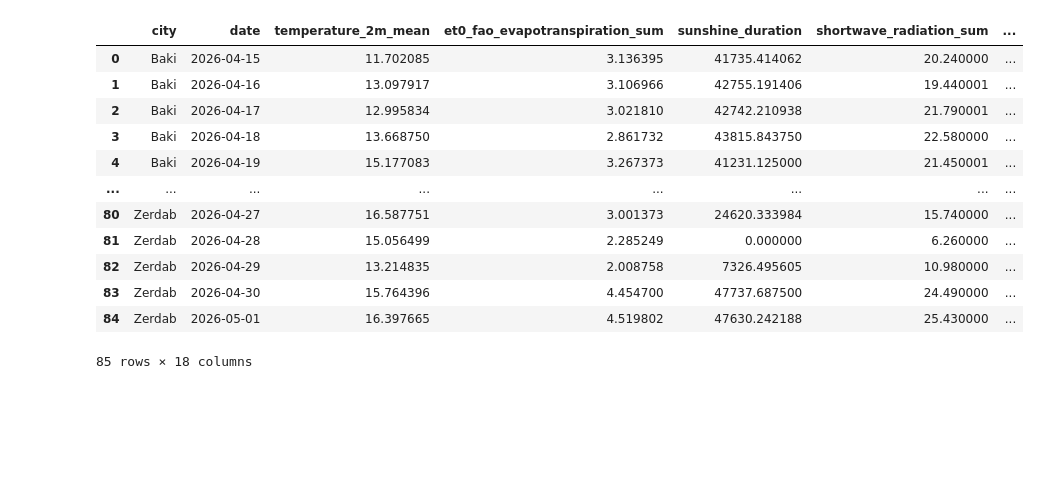
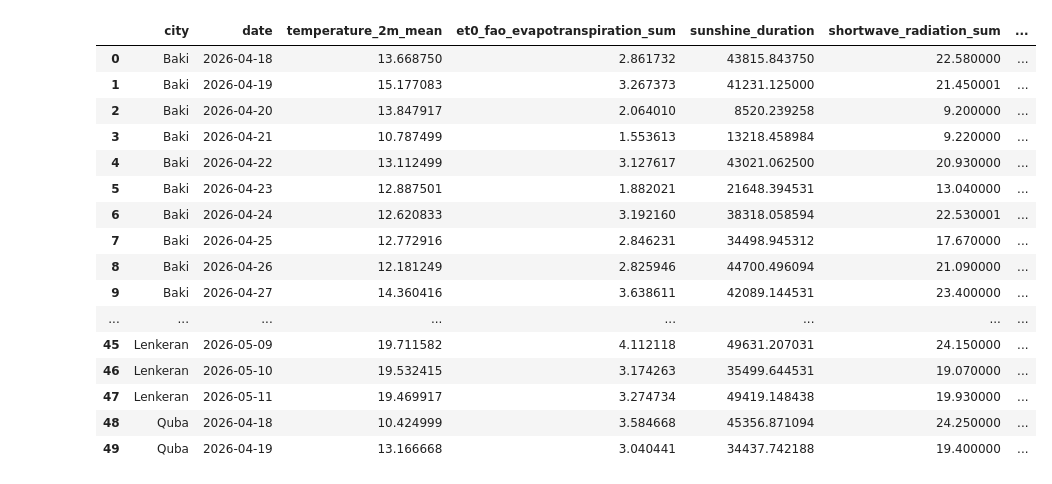
Before and after one commit to Xalid110/Soil_Moisture_Prediction, a Jupyter notebook: notebooks/practice.ipynb, the cells around one changed output. Cells and saved outputs as stored; diff of their text form; code cells hidden in the pictures; blank space fills up the shorter version.

```diff
--- a/notebooks/practice.ipynb
+++ b/notebooks/practice.ipynb
@@ -34,30 +41,34 @@ Analytics        Feature completeness   PASS       All features present
 # %%
 import duckdb
 import pandas as pd
 
 # 1. Connect to your local database
 conn = duckdb.connect('../data/weather_pipeline.duckdb')
 
 # 2. Query the gold-standard analytics layer
 query = "SELECT * FROM analytics.weather_features"
 df_ml = conn.execute(query).df()
 
 # 3. Always close the connection when done fetching
 conn.close()
 
 # Let's see the data ready for modeling!
-df_ml
+df_ml.head(50)
 # %% [output]
 |  | city | date | temperature_2m_mean | et0_fao_evapotranspiration_sum | sunshine_duration | shortwave_radiation_sum | ... |
-| 0 | Baki | 2026-04-15 | 11.702085 | 3.136395 | 41735.414062 | 20.240000 | ... |
-| 1 | Baki | 2026-04-16 | 13.097917 | 3.106966 | 42755.191406 | 19.440001 | ... |
-| 2 | Baki | 2026-04-17 | 12.995834 | 3.021810 | 42742.210938 | 21.790001 | ... |
-| 3 | Baki | 2026-04-18 | 13.668750 | 2.861732 | 43815.843750 | 22.580000 | ... |
-| 4 | Baki | 2026-04-19 | 15.177083 | 3.267373 | 41231.125000 | 21.450001 | ... |
+| 0 | Baki | 2026-04-18 | 13.668750 | 2.861732 | 43815.843750 | 22.580000 | ... |
+| 1 | Baki | 2026-04-19 | 15.177083 | 3.267373 | 41231.125000 | 21.450001 | ... |
+| 2 | Baki | 2026-04-20 | 13.847917 | 2.064010 | 8520.239258 | 9.200000 | ... |
+| 3 | Baki | 2026-04-21 | 10.787499 | 1.553613 | 13218.458984 | 9.220000 | ... |
+| 4 | Baki | 2026-04-22 | 13.112499 | 3.127617 | 43021.062500 | 20.930000 | ... |
+| 5 | Baki | 2026-04-23 | 12.887501 | 1.882021 | 21648.394531 | 13.040000 | ... |
+| 6 | Baki | 2026-04-24 | 12.620833 | 3.192160 | 38318.058594 | 22.530001 | ... |
+| 7 | Baki | 2026-04-25 | 12.772916 | 2.846231 | 34498.945312 | 17.670000 | ... |
+| 8 | Baki | 2026-04-26 | 12.181249 | 2.825946 | 44700.496094 | 21.090000 | ... |
+| 9 | Baki | 2026-04-27 | 14.360416 | 3.638611 | 42089.144531 | 23.400000 | ... |
 | ... | ... | ... | ... | ... | ... | ... | ... |
-| 80 | Zerdab | 2026-04-27 | 16.587751 | 3.001373 | 24620.333984 | 15.740000 | ... |
-| 81 | Zerdab | 2026-04-28 | 15.056499 | 2.285249 | 0.000000 | 6.260000 | ... |
-| 82 | Zerdab | 2026-04-29 | 13.214835 | 2.008758 | 7326.495605 | 10.980000 | ... |
-| 83 | Zerdab | 2026-04-30 | 15.764396 | 4.454700 | 47737.687500 | 24.490000 | ... |
-| 84 | Zerdab | 2026-05-01 | 16.397665 | 4.519802 | 47630.242188 | 25.430000 | ... |
+| 45 | Lenkeran | 2026-05-09 | 19.711582 | 4.112118 | 49631.207031 | 24.150000 | ... |
+| 46 | Lenkeran | 2026-05-10 | 19.532415 | 3.174263 | 35499.644531 | 19.070000 | ... |
+| 47 | Lenkeran | 2026-05-11 | 19.469917 | 3.274734 | 49419.148438 | 19.930000 | ... |
+| 48 | Quba | 2026-04-18 | 10.424999 | 3.584668 | 45356.871094 | 24.250000 | ... |
+| 49 | Quba | 2026-04-19 | 13.166668 | 3.040441 | 34437.742188 | 19.400000 | ... |
-85 rows × 18 columns
```
Also changed, not shown: parts of 1 cell of this notebook, 11 other files.
